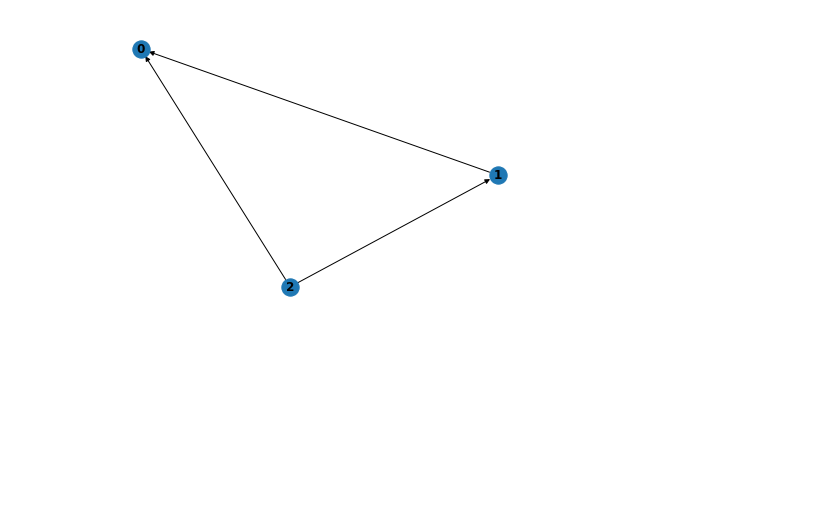
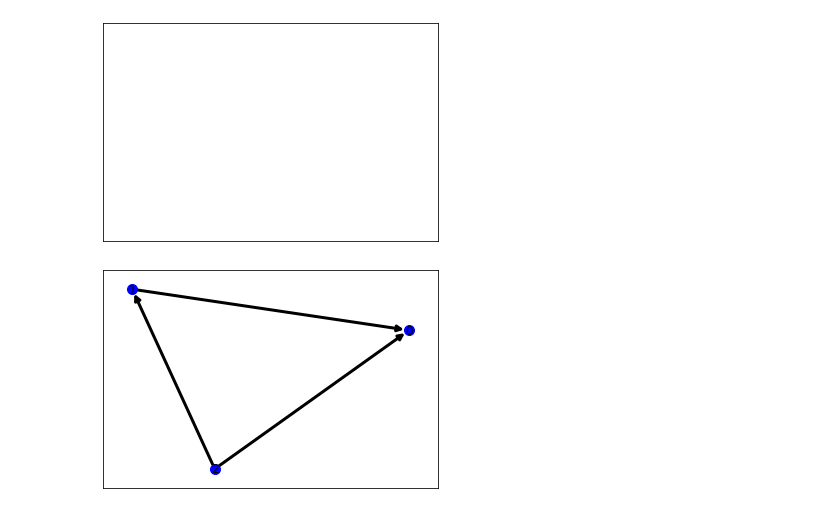
Before and after one commit to davidvrchen/stochastic-processes, a Jupyter notebook: code/utils/research.ipynb, the cells around one changed output. Cells and saved outputs as stored; diff of their text form; code cells hidden in the pictures; blank space fills up the shorter version.

```diff
--- a/code/utils/research.ipynb
+++ b/code/utils/research.ipynb
@@ -50,7 +50,23 @@ A = [[0, 0, 0],
 adj_matrix = np.array(A)
 g = nx.from_numpy_array(adj_matrix,
                         create_using=nx.DiGraph)
-# %%
-nx.draw(g, with_labels=True, font_weight='bold')
-# %% [output]
-[figure, removed]
+# %%
+G = nx.DiGraph(directed=True)
+
+nx.draw_networkx(G, arrows=True, **options)
+# %% [output]
+[figure, added]
+# %%
+options = {
+    'node_color': 'blue',
+    'node_size': 100,
+    'width': 3,
+    'arrowstyle': '-|>',
+    'arrowsize': 12,
+}
+
+pos = nx.spring_layout(g)
+
+nx.draw_networkx(g, pos, arrows=True, **options)
+# %% [output]
+[figure, added]
```
Also changed, not shown: parts of 2 cells of this notebook, 3 other files.
